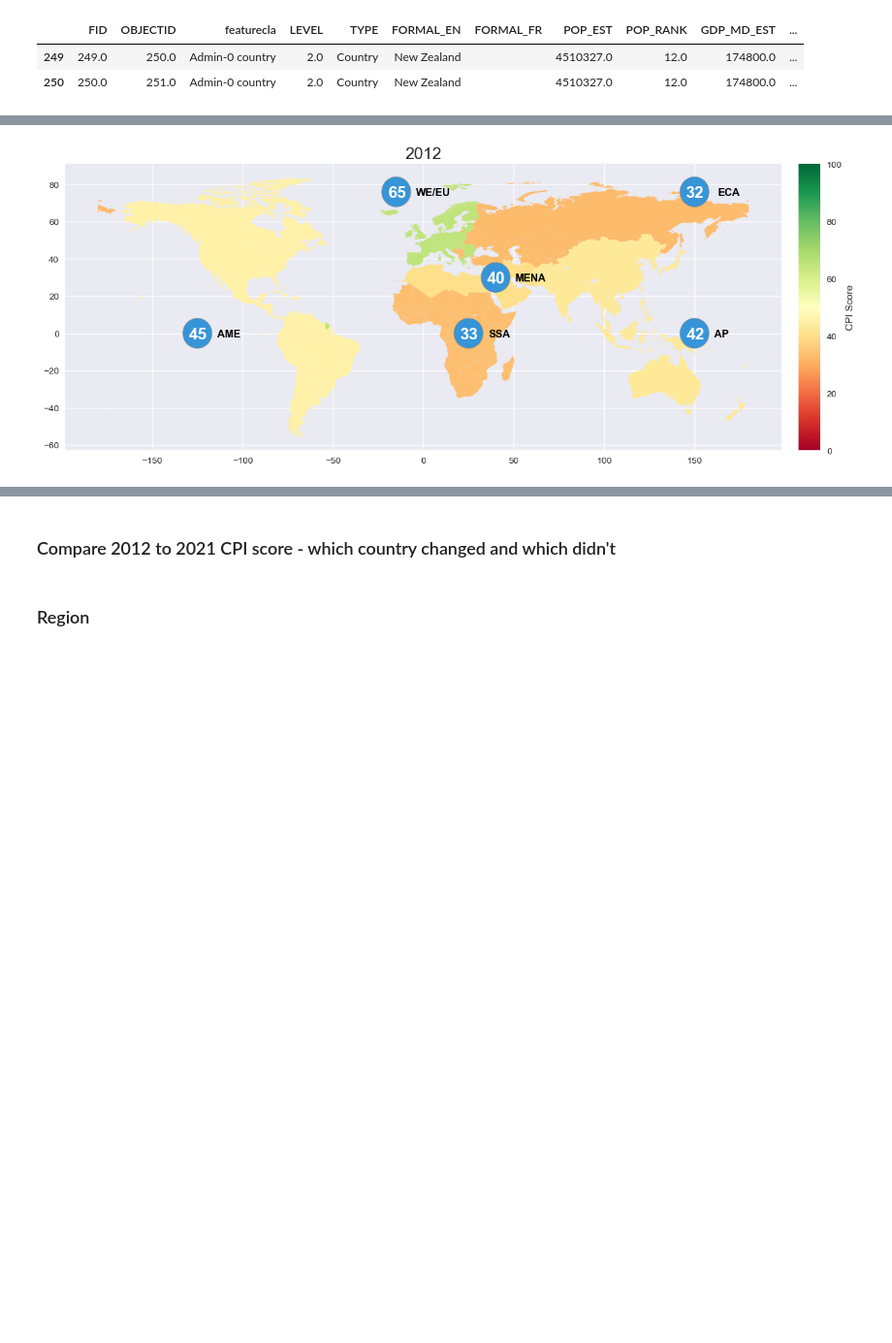
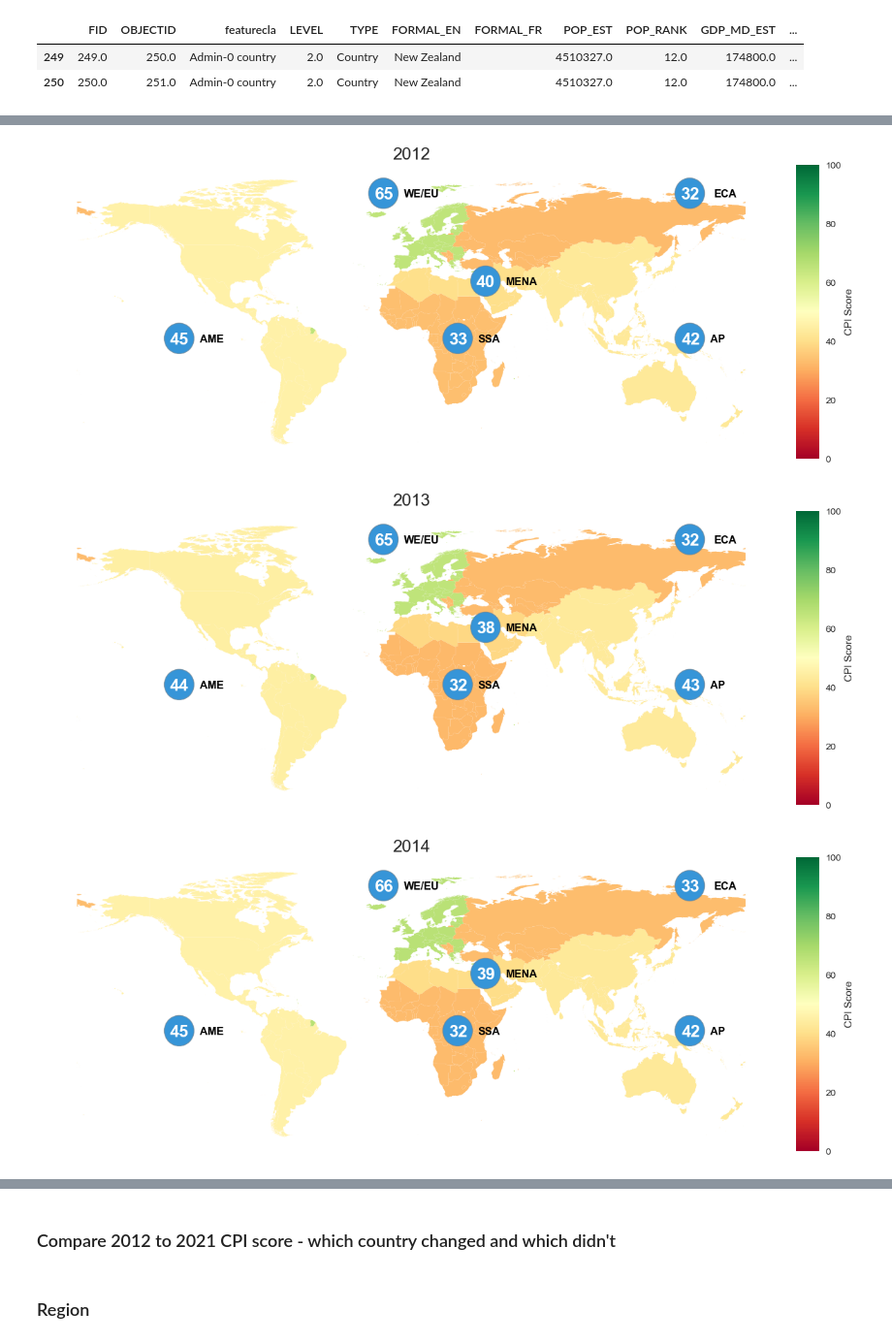
Before and after one commit to wanzulfikri/cpi_analysis, a Jupyter notebook: CPI 2012-2021.ipynb, the cells around one changed output, grey strips where cells are left out. Shown at 97% size. Drawn from its saved outputs; the diff is of its cells as text; code cells hidden in the pictures; blank space fills up the shorter version.

```diff
--- a/CPI 2012-2021.ipynb
+++ b/CPI 2012-2021.ipynb
@@ -1340,7 +1342,7 @@ test_2 = map_cpi_filled_region.apply(lambda row: get_region_mean(row, cpi_region
 
 year = 2012
 
-years=[2012]
+years=list(range(2012,2022))
 
 import math
 from matplotlib import cm, colors
@@ -1351,7 +1353,7 @@ cmap = cm.get_cmap('RdYlGn')
 
 for year in years:
     fig, ax = plt.subplots(1,1, figsize=(15,15))
-
+    ax.set_axis_off()
     # TODO: Make a function for the following later
     # circle for WE/EU
     we_mean = math.floor(region_cpi.loc["WE/EU"][year])
@@ -1432,32 +1434,36 @@ for year in years:
     circle_coord = (circle_x, circle_y)
     ssa_circle = plt.Circle(circle_coord, 8, color="#3695d8")
     ssa_circle_border = plt.Circle(circle_coord, 8, color="gray", alpha=0.5, fill=False, linewidth=1)
     # x axis + 13, y axis - 2
     ax.text(circle_coord[0]+11, circle_coord[1]-2, "SSA", color='black', fontsize=11.5, fontweight='bold')
     # x axis - 4.2, y axis - 3
     ax.text(circle_coord[0]-5,circle_coord[1]-3, ssa_mean, fontsize=18, color='white', fontweight='bold')
 
     ax.add_patch(ssa_circle)
     ax.add_patch(ssa_circle_border)
 
      # circle for AME or The Americas
     ame_mean = math.floor(region_cpi.loc["AME"][year])
     circle_x = -125
     circle_y = 0
     circle_coord = (circle_x, circle_y)
     ame_circle = plt.Circle(circle_coord, 8, color="#3695d8")
     ame_circle_border = plt.Circle(circle_coord, 8, color="gray", alpha=0.5, fill=False, linewidth=1)
     # x axis + 13, y axis - 2
     ax.text(circle_coord[0]+11, circle_coord[1]-2, "AME", color='black', fontsize=11.5, fontweight='bold')
     # x axis - 4.2, y axis - 3
     ax.text(circle_coord[0]-5,circle_coord[1]-3, ame_mean, fontsize=18, color='white', fontweight='bold')
 
     ax.add_patch(ame_circle)
     ax.add_patch(ame_circle_border)
 
+
+    plt.savefig(f"pictures/regional_{year}", bbox_inches='tight')
+    plt.show()
     year+=1
 
-
 # test_2
 # %% [output]
-[figure, old version]
+[figure, new version]
+[figure, added]
+[figure, added]
```
Also changed, not shown: parts of 10 cells of this notebook.
